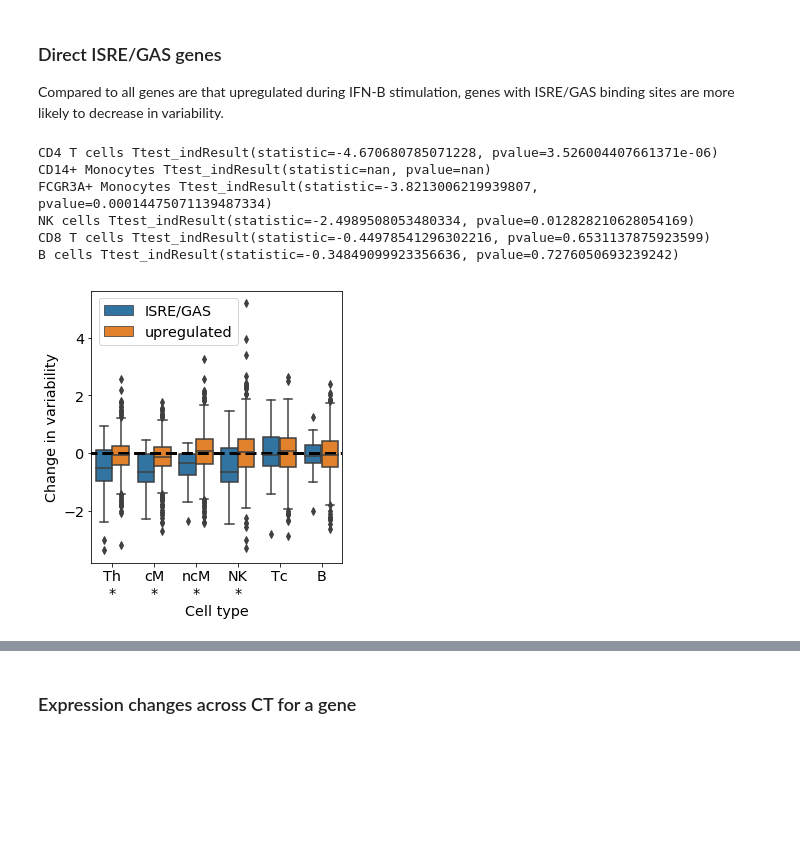
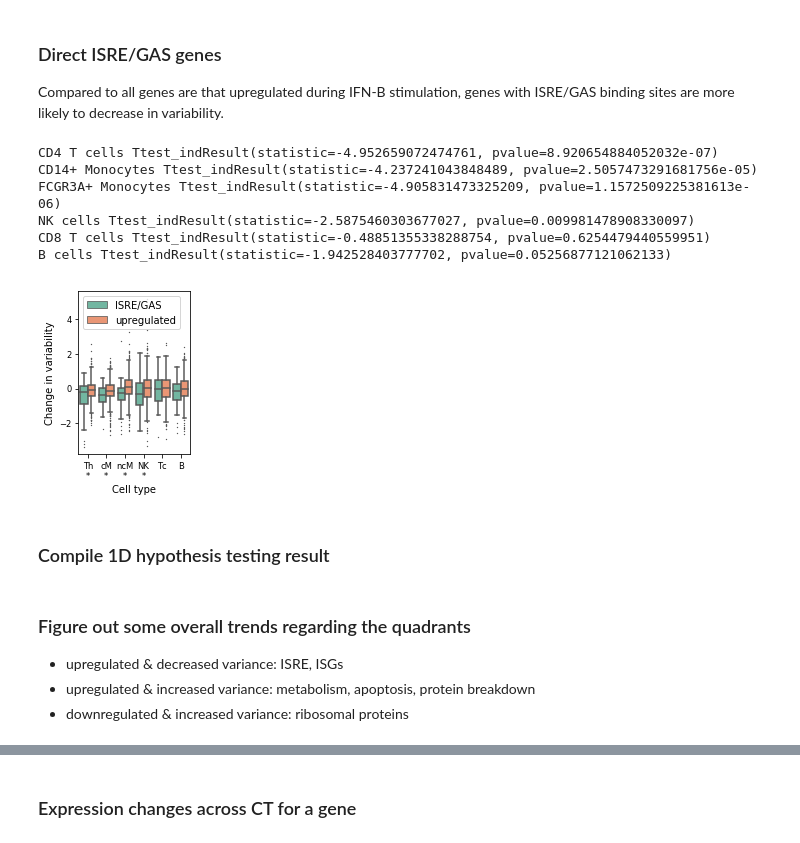
Before and after one commit to yelabucsf/scrna-parameter-estimation, a Jupyter notebook: examples/interferon_stimulation/interferon_1d_analysis_notebook.ipynb, the cells around one changed output, grey strips where cells are left out. Drawn from its saved outputs; the diff is of its cells as text; code cells hidden in the pictures; blank space fills up the shorter version.

```diff
--- a/examples/interferon_stimulation/interferon_1d_analysis_notebook.ipynb
+++ b/examples/interferon_stimulation/interferon_1d_analysis_notebook.ipynb
@@ -36,4 +36,8 @@ params = {'legend.fontsize': 'x-large',
 pylab.rcParams.update(params)
+# %%
+import matplotlib
+matplotlib.rcParams['pdf.fonttype'] = 42
+matplotlib.rcParams['ps.fonttype'] = 42
 # %%
 import warnings
 warnings.filterwarnings('ignore')
@@ -236,2 +222,0 @@ estimator.estimate_parameters()
-# %%
-ct = 'CD4 T cells'
@@ -355,8 +257,13 @@ plt.savefig('de_dv_calibration.pdf', bbox_inches='tight')
 
 Compared to all genes are that upregulated during IFN-B stimulation, genes with ISRE/GAS binding sites are more likely to decrease in variability.
 # %%
-fname = 'frontiers_isre_gas_genes.txt'
-all_isre_gas_genes = pd.read_csv(fname, sep='\n', header=None)[0].values.tolist()
+fname1 = 'frontiers_isre_gas_genes.txt'
+fname2 = 'reactome_isre_gas_genes.txt'
+
+all_isre_gas_genes = \
+    list(set(
+        pd.read_csv(fname1, sep='\n', header=None)[0].values.tolist() + \
+        pd.read_csv(fname2, sep='\n', header=None)[0].values.tolist()))
 # %%
 isre_gas_genes = []
 for gene in adata.var.index:
@@ -409,27 +316,35 @@ for ct in ['CD4 T cells',  'CD14+ Monocytes', 'FCGR3A+ Monocytes', 'NK cells','C
     combined_df['cell_type'] = ct
     ct_dfs.append(combined_df.copy())
 
-    print(ct, stats.ttest_ind(dv_diffs_isre_gas, dv_diffs_upreg))
+    print(
+        ct,
+        stats.ttest_ind(
+            dv_diffs_isre_gas[np.isfinite(dv_diffs_isre_gas)],
+            dv_diffs_upreg[np.isfinite(dv_diffs_upreg)]))
 isre_gas_comparison_df = pd.concat(ct_dfs)
 #cts = ['CD4 T cells', 'CD8 T cells', 'NK cells', 'B cells', 'CD14+ Monocytes', 'FCGR3A+ Monocytes']
 
 #isre_gas_comparison_df = isre_gas_comparison_df[isre_gas_comparison_df['cell_type'].isin(cts)]
 # %% [output]
-CD4 T cells Ttest_indResult(statistic=-4.670680785071228, pvalue=3.526004407661371e-06)
-CD14+ Monocytes Ttest_indResult(statistic=nan, pvalue=nan)
-FCGR3A+ Monocytes Ttest_indResult(statistic=-3.8213006219939807, pvalue=0.00014475071139487334)
-NK cells Ttest_indResult(statistic=-2.4989508053480334, pvalue=0.012828210628054169)
-CD8 T cells Ttest_indResult(statistic=-0.44978541296302216, pvalue=0.6531137875923599)
-B cells Ttest_indResult(statistic=-0.34849099923356636, pvalue=0.7276050693239242)
+CD4 T cells Ttest_indResult(statistic=-4.952659072474761, pvalue=8.920654884052032e-07)
+CD14+ Monocytes Ttest_indResult(statistic=-4.237241043848489, pvalue=2.5057473291681756e-05)
+FCGR3A+ Monocytes Ttest_indResult(statistic=-4.905831473325209, pvalue=1.1572509225381613e-06)
+NK cells Ttest_indResult(statistic=-2.5875460303677027, pvalue=0.009981478908330097)
+CD8 T cells Ttest_indResult(statistic=-0.48851355338288754, pvalue=0.6254479440559951)
+B cells Ttest_indResult(statistic=-1.942528403777702, pvalue=0.05256877121062133)
 # %%
-plt.figure(figsize=(4.5, 5))
+plt.figure(figsize=(2, 3))
 sns.boxplot(
     x='cell_type', y='dv_diff', hue='type',
-    data=isre_gas_comparison_df)
-plt.plot([-1, 6], [0, 0], '--', lw=3, color='k')
+    data=isre_gas_comparison_df,
+    palette=sns.color_palette('Set2'),
+    fliersize=0.5)
+#plt.plot([-1, 6], [0, 0], '--', lw=1, color='k')
 plt.xticks(ticks=[0, 1, 2, 3, 4, 5], labels=['Th\n*', 'cM\n*', 'ncM\n*', 'NK\n*', 'Tc', 'B'])
 plt.xlabel('Cell type'); plt.ylabel('Change in variability');
 plt.legend(loc='upper left')
 plt.savefig('isre_gas_dv.pdf', bbox_inches='tight')
 # %% [output]
-[figure, old version]
+[figure, new version]
+# %% [markdown]
+### Compile 1D hypothesis testing result
@@ -435,0 +380,6 @@ plt.savefig('isre_gas_dv.pdf', bbox_inches='tight')
+# %% [markdown]
+### Figure out some overall trends regarding the quadrants
+
+- upregulated & decreased variance: ISRE, ISGs
+- upregulated & increased variance: metabolism, apoptosis, protein breakdown
+- downregulated & increased variance: ribosomal proteins
```
Also changed, not shown: parts of 95 cells of this notebook, 4 other files.
